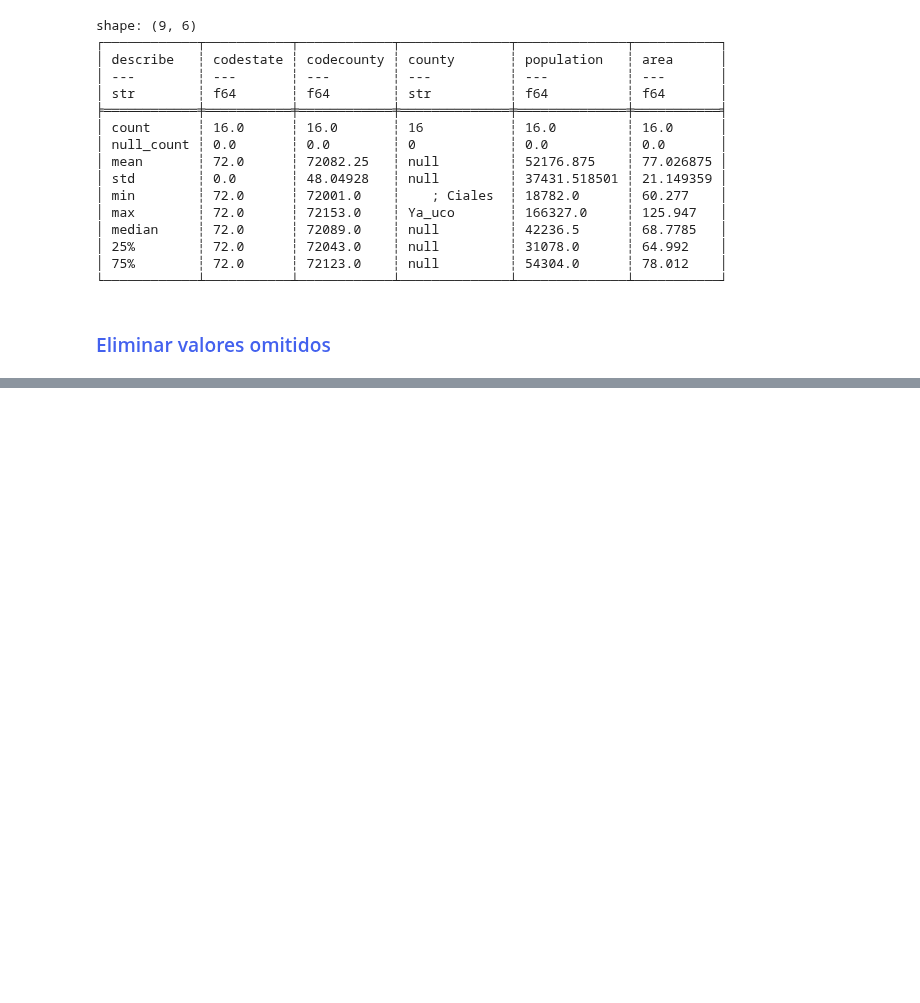
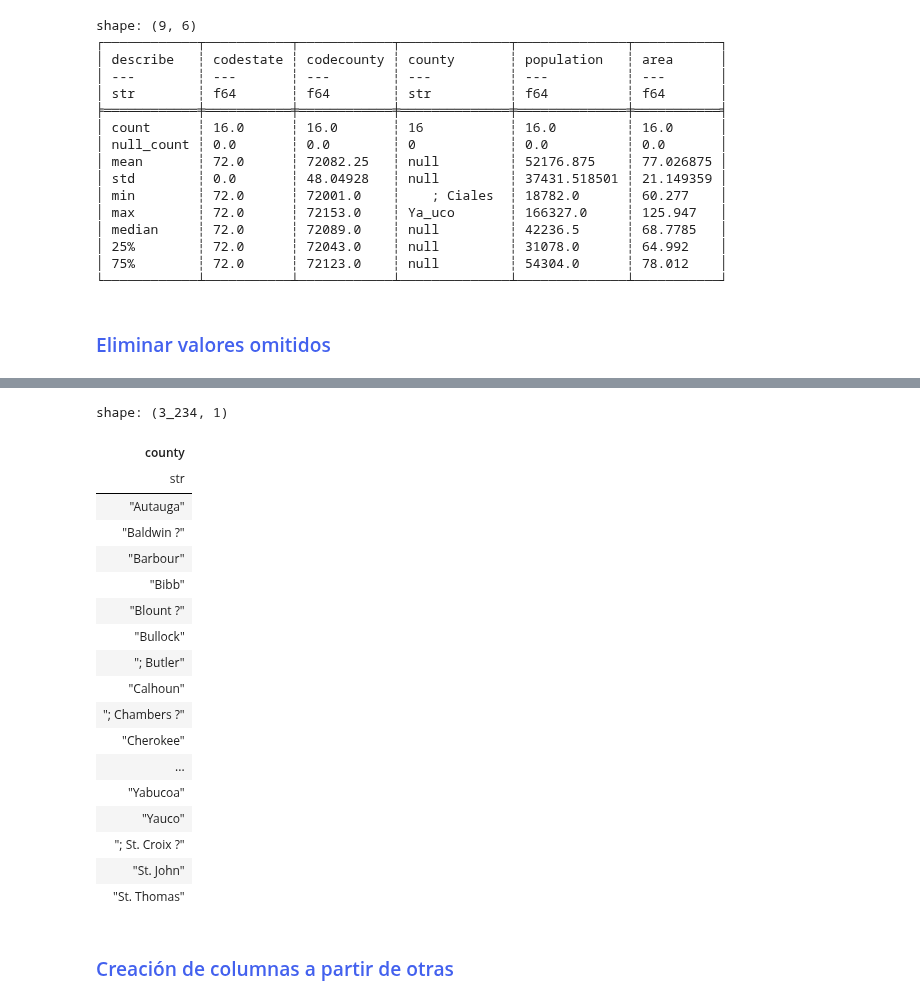
Before and after one commit to AprendizajeProfundo/diplomado-ciencia-de-datos, a Jupyter notebook: Programación-Python/Cuadernos/Taller_Polars.ipynb, the cells around one changed output, grey strips where cells are left out. Cells and saved outputs as stored; diff of their text form; code cells hidden in the pictures; blank space fills up the shorter version.

```diff
--- a/Programación-Python/Cuadernos/Taller_Polars.ipynb
+++ b/Programación-Python/Cuadernos/Taller_Polars.ipynb
@@ -113,3 +111,6 @@ counties = pl.read_excel("../Datos/counties.xlsx")
+# %%
+#counties = pl.read_excel("../Datos/counties.xlsx")
+counties = pl.read_excel("C:/Users/anroj/diplomado-ciencia-de-datos/Programación-Python/Datos/counties.xlsx")
 # %% [markdown]
 Veámos el contenido de la variable counties
 # %%
@@ -421,0 +483,32 @@ shape: (9, 6)
+# %%
+counties.select(pl.col("county")
+                .str.to_lowercase()
+                .str.replace("[^a-záéíóúñü ]%&\(\)", "")
+                .str.replace("_+", "")
+#                .str.replace("_", "")
+                .str.replace(" +", " ")
+                .str.strip()
+                .str.to_titlecase()
+                )
+# %% [output]
+shape: (3_234, 1)
+| county |
+| str |
+| "Autauga" |
+| "Baldwin ?" |
+| "Barbour" |
+| "Bibb" |
+| "Blount ?" |
+| "Bullock" |
+| "; Butler" |
+| "Calhoun" |
+| "; Chambers ?" |
+| "Cherokee" |
+| ... |
+| "Yabucoa" |
+| "Yauco" |
+| "; St. Croix ?" |
+| "St. John" |
+| "St. Thomas" |
+# %% [markdown]
+### <span style="color:#4361EE">Creación de columnas a partir de otras</span>
```
Also changed, not shown: parts of 15 cells of this notebook.
